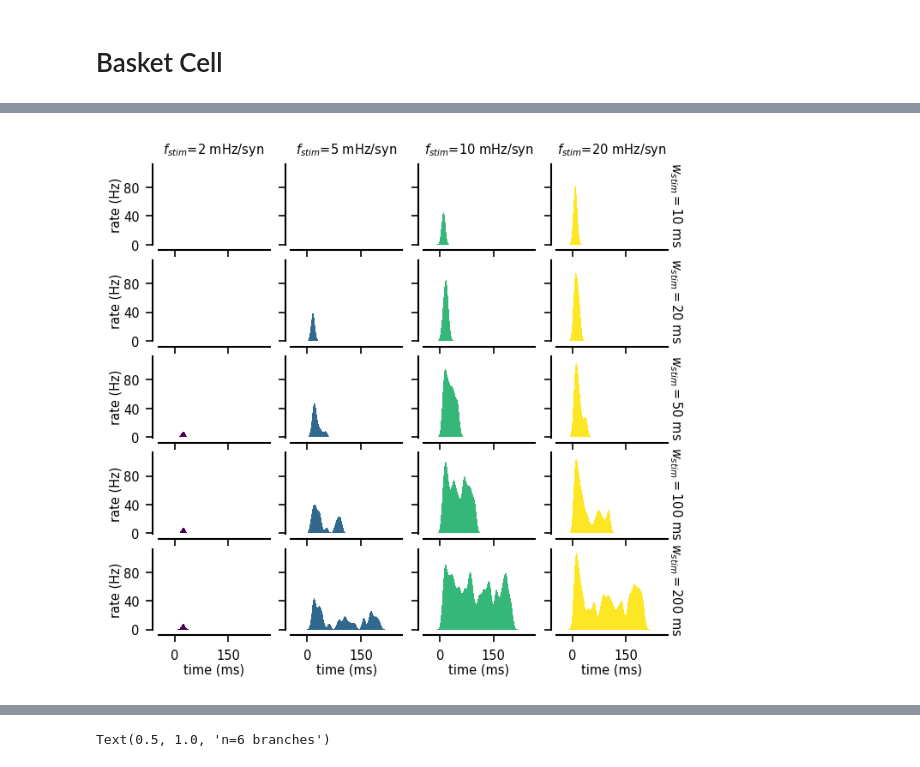
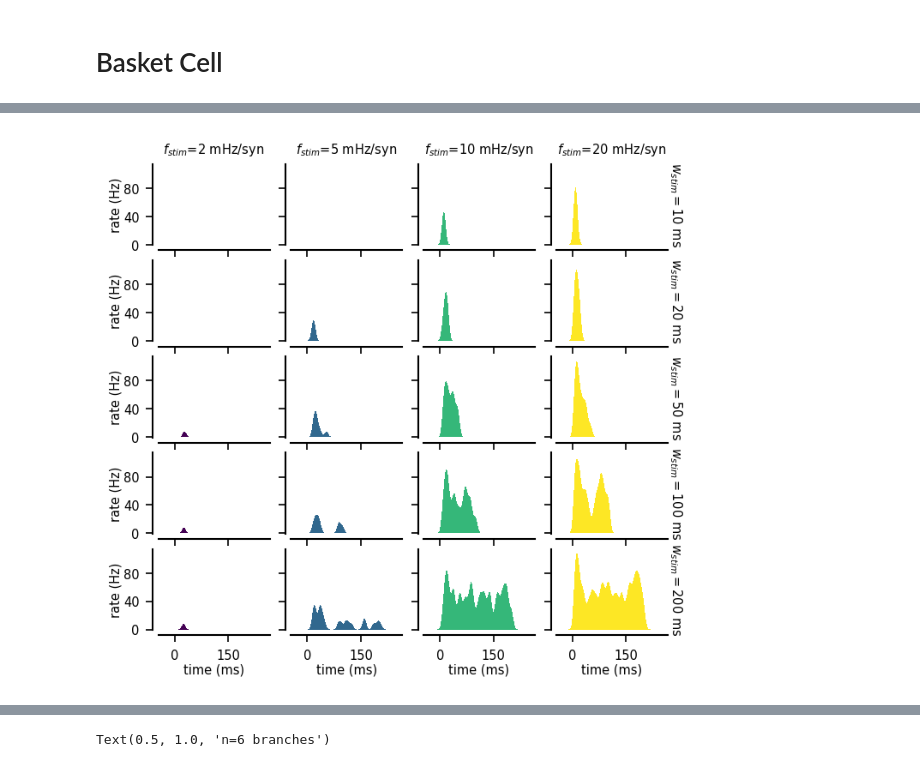
Before and after one commit to yzerlaut/pv-sst-dendrites, a Jupyter notebook: biophysical_modelling/detailed_model/Intensity-Timing-Analysis.ipynb, the cells around one changed output, grey strips where cells are left out. Saved outputs shown, nothing was run; the diff lists cells and outputs as text; code cells hidden in the pictures.

```diff
--- a/biophysical_modelling/detailed_model/Intensity-Timing-Analysis.ipynb
+++ b/biophysical_modelling/detailed_model/Intensity-Timing-Analysis.ipynb
@@ -267,12 +299,12 @@ fig = show_Vm_trace(simB,
 # %%
 fig = psth_fig(simB, np.unique(simB.freq)[:-1], np.unique(simB.width)[1:],
                label='real',
                smoothing=5,
-               iBranch=0)
-fig.savefig('../../figures/detailed_model/intensity-timing-Basket-psth.svg')
-fig.savefig(os.path.join(os.path.expanduser('~'), 'Desktop', '1.svg'))
+               iBranch=1)
+#fig.savefig('../../figures/detailed_model/intensity-timing-Basket-psth.svg')
+#fig.savefig(os.path.join(os.path.expanduser('~'), 'Desktop', '1.svg'))
 # %% [output]
-[figure, old version]
+[figure, new version]
 # %%
 from scipy.ndimage import gaussian_filter1d
 
```
Also changed, not shown: parts of 8 cells of this notebook, 2 other files.
